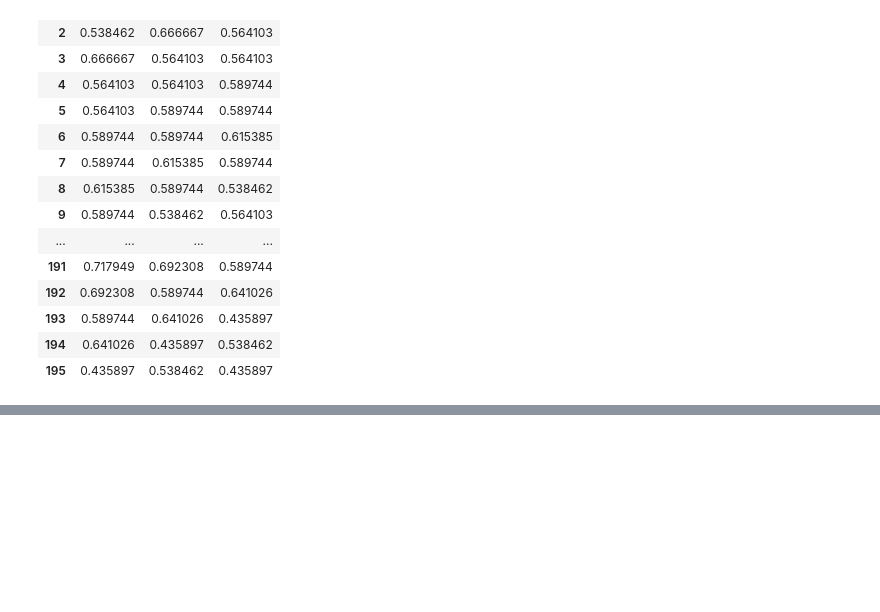
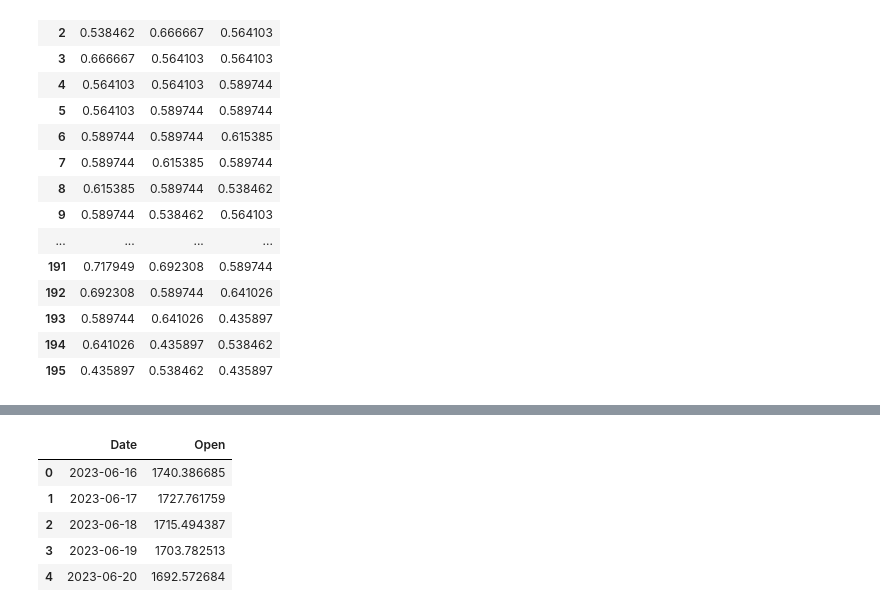
Before and after one commit to Yayanmnh/kuispro, a Jupyter notebook: projek.ipynb, the cells around one changed output, grey strips where cells are left out. Saved outputs shown, nothing was run; the diff lists cells and outputs as text; code cells hidden in the pictures; blank space fills up the shorter version.

Commit message:
ramal

```diff
--- a/projek.ipynb
+++ b/projek.ipynb
@@ -156 +156,55 @@ Decision Tree =  0.6327874115701998
 LinearRegression()
+# %%
+def ramal(n_pred, dataset_test, tanggal):
+    tanggal = tanggal[0].split('-')
+    tahun = tanggal[0]
+    bulan = tanggal[1]
+    hari = tanggal[2]
+    tahun = int(tahun)
+    bulan = int(bulan)
+    hari = int(hari)
+
+    last = dataset_test.tail(1)
+    fitur = last.values
+    n_fit = len(fitur[0])
+    fiturs = np.zeros((n_pred, n_fit))
+    tanggals = []
+    preds = np.zeros(n_pred)
+    for i in range(n_pred):
+        if i == 0:
+            fitur = fitur[:, 1:n_fit]
+            y_pred=lr.predict(fitur)
+            new_fit = np.array(fitur[0])
+            new_fit = np.append(new_fit,y_pred)
+        else:
+            fitur = fiturs[i-1][1:n_fit]
+            y_pred=lr.predict([fitur])
+            new_fit = np.array(fitur)
+            new_fit = np.append(new_fit,y_pred)
+        preds[i] = y_pred
+        fiturs[i,:] = new_fit
+        hari += 1
+        if hari > 30:
+            bulan += 1
+            hari = 1
+        if bulan > 12:
+          tahun += 1
+          bulan = 1
+        tanggal = str(tahun)+"-"+f"{bulan:02d}"+"-"+f"{hari:02d}"
+        tanggals.append(tanggal)
+    return preds, tanggals
+
+tanggal_terakhir = df['Date'].tail(1).values
+pred, tanggal = ramal(5,dataset_test, tanggal_terakhir)
+reshaped_data = pred.reshape(-1, 1)
+original_data = scaler.inverse_transform(reshaped_data)
+pred = original_data.flatten()
+df_pred = pd.DataFrame({'Date': tanggal, 'Open': pred })
+df_pred
+# %% [output]
+|  | Date | Open |
+| 0 | 2023-06-16 | 1740.386685 |
+| 1 | 2023-06-17 | 1727.761759 |
+| 2 | 2023-06-18 | 1715.494387 |
+| 3 | 2023-06-19 | 1703.782513 |
+| 4 | 2023-06-20 | 1692.572684 |
```
Also changed, not shown: parts of 1 cell of this notebook.
